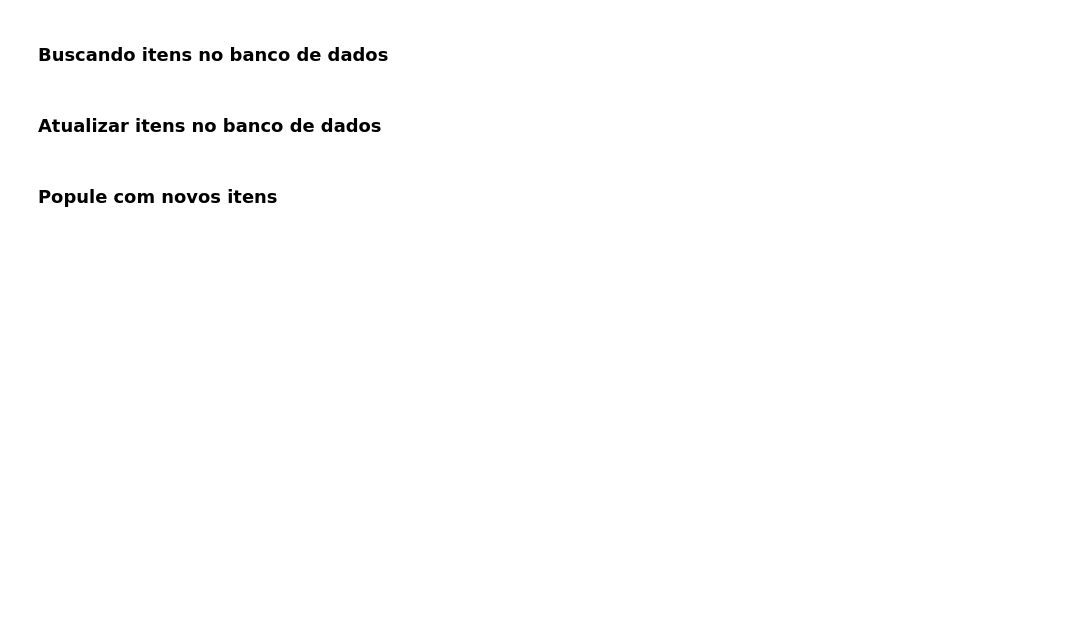
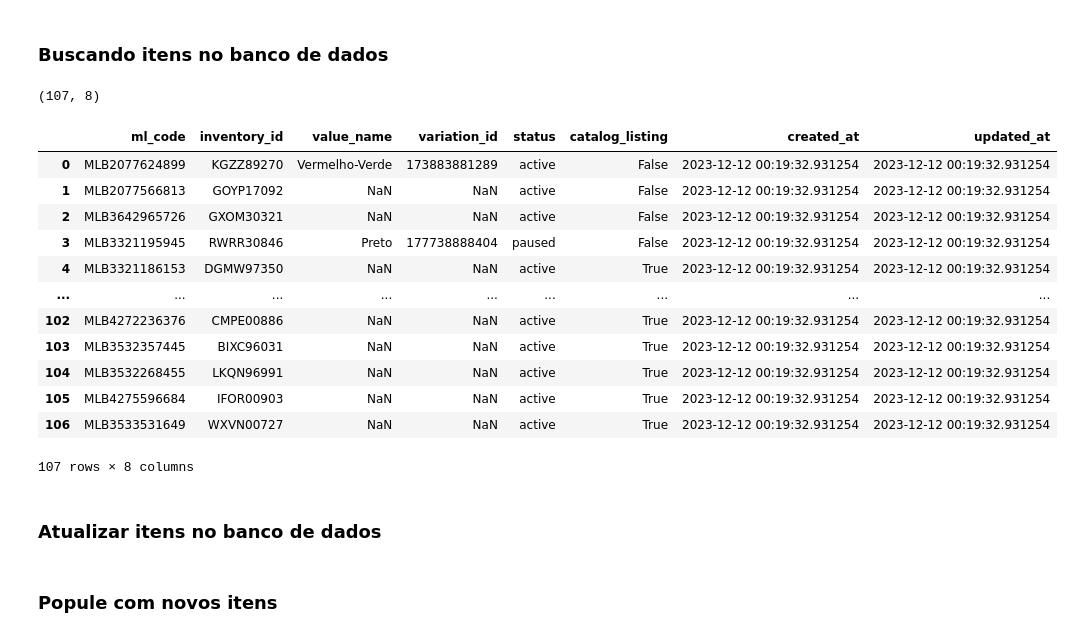
Before and after one commit to lpcoutinho/mcenter_streamlit, a Jupyter notebook: Notebooks/populando_tabela/tabela_de_produtos.ipynb, the cells around one changed output. Cells and saved outputs as stored; diff of their text form; code cells hidden in the pictures; blank space fills up the shorter version.

```diff
--- a/Notebooks/populando_tabela/tabela_de_produtos.ipynb
+++ b/Notebooks/populando_tabela/tabela_de_produtos.ipynb
@@ -65,20 +122,25 @@ def condf_date(df, coluna_data, data_pesquisada):
 # %% [markdown]
 ### Consultando códigos de anúncio(ml_code) onde 'logistic_type=fulfillment'
 # %%
-base_url = "https://api.mercadolibre.com/users/233632476/items/search?logistic_type=fulfillment"
+base_url_BUENO = f"https://api.mercadolibre.com/users/{BUENO_SELLER_ID}/items/search?logistic_type=fulfillment"
+base_url_CRIS = f"https://api.mercadolibre.com/users/{CRIS_SELLER_ID}/items/search?logistic_type=fulfillment"
+base_url_MCENTER = f"https://api.mercadolibre.com/users/{MCENTER_SELLER_ID}/items/search?logistic_type=fulfillment"
 
 params = {
     "limit": 100,
     "offset": 0,
 }
 
-headers = {"Authorization": f"Bearer {ACCESS_TOKEN}"}
+# headers = {"Authorization": f"Bearer {BUENO_ACCESS}"}
+headers = {"Authorization": f"Bearer {CRIS_ACCESS}"}
+# headers = {"Authorization": f"Bearer {MCENTER_ACCESS}"}
 
 json_list = []
 
 try:
     while True:
-        response = requests.get(base_url, headers=headers, params=params)
+        # response = requests.get(base_url_BUENO, headers=headers, params=params)
+        response = requests.get(base_url_CRIS, headers=headers, params=params)
         response.raise_for_status()
         data = response.json()
         print(data)
@@ -104,7 +166,8 @@ try:
             break
 
 except requests.exceptions.RequestException as req_err:
-    print(f"Erro ao fazer a requisição para {base_url}: {req_err}")
+    # print(f"Erro ao fazer a requisição para {base_url_BUENO}: {req_err}")
+    print(f"Erro ao fazer a requisição para {base_url_CRIS}: {req_err}")
 except Exception as e:
     print(f"Erro não esperado: {e}")
 
@@ -136,7 +196,11 @@ json_list_item = []
 c = 1
 for item in json_list:
     base_url = f"https://api.mercadolibre.com/items/{item}"
-    headers = {"Authorization": f"Bearer {ACCESS_TOKEN}"}
+
+    # headers = {"Authorization": f"Bearer {BUENO_ACCESS}"}
+    headers = {"Authorization": f"Bearer {CRIS_ACCESS}"}
+    # headers = {"Authorization": f"Bearer {MCENTER_ACCESS}"}
+
     t = len(json_list)
     print(item)
     print(f"{c}/{t}")
@@ -416,7 +686,9 @@ rows_with_nulls  # fogão cocktop
 try:
     conn = psycopg2.connect(**db_config)
 
-    query = "SELECT * FROM items;"
+    query = "SELECT * FROM items_bueno;"
+    query = "SELECT * FROM items_cris;"
+    # query = "SELECT * FROM items_mcenter;"
     df_items = pd.read_sql(query, conn)
 except psycopg2.Error as e:
     print(f"Erro do psycopg2 em 'items': {e}")
@@ -426,6 +698,24 @@ except Exception as e:
     # TODO log
 
 print(df_items.shape)
+# %% [output]
+(107, 8)
+# %%
+df_items
+# %% [output]
+|  | ml_code | inventory_id | value_name | variation_id | status | catalog_listing | created_at | updated_at |
+| 0 | MLB2077624899 | KGZZ89270 | Vermelho-Verde | 173883881289 | active | False | 2023-12-12 00:19:32.931254 | 2023-12-12 00:19:32.931254 |
+| 1 | MLB2077566813 | GOYP17092 | NaN | NaN | active | False | 2023-12-12 00:19:32.931254 | 2023-12-12 00:19:32.931254 |
+| 2 | MLB3642965726 | GXOM30321 | NaN | NaN | active | False | 2023-12-12 00:19:32.931254 | 2023-12-12 00:19:32.931254 |
+| 3 | MLB3321195945 | RWRR30846 | Preto | 177738888404 | paused | False | 2023-12-12 00:19:32.931254 | 2023-12-12 00:19:32.931254 |
+| 4 | MLB3321186153 | DGMW97350 | NaN | NaN | active | True | 2023-12-12 00:19:32.931254 | 2023-12-12 00:19:32.931254 |
+| ... | ... | ... | ... | ... | ... | ... | ... | ... |
+| 102 | MLB4272236376 | CMPE00886 | NaN | NaN | active | True | 2023-12-12 00:19:32.931254 | 2023-12-12 00:19:32.931254 |
+| 103 | MLB3532357445 | BIXC96031 | NaN | NaN | active | True | 2023-12-12 00:19:32.931254 | 2023-12-12 00:19:32.931254 |
+| 104 | MLB3532268455 | LKQN96991 | NaN | NaN | active | True | 2023-12-12 00:19:32.931254 | 2023-12-12 00:19:32.931254 |
+| 105 | MLB4275596684 | IFOR00903 | NaN | NaN | active | True | 2023-12-12 00:19:32.931254 | 2023-12-12 00:19:32.931254 |
+| 106 | MLB3533531649 | WXVN00727 | NaN | NaN | active | True | 2023-12-12 00:19:32.931254 | 2023-12-12 00:19:32.931254 |
+107 rows × 8 columns
 # %%
 dx = df_items.copy()
 dy = df_sku_var.copy()
```
Also changed, not shown: parts of 34 cells of this notebook, 19 other files.
